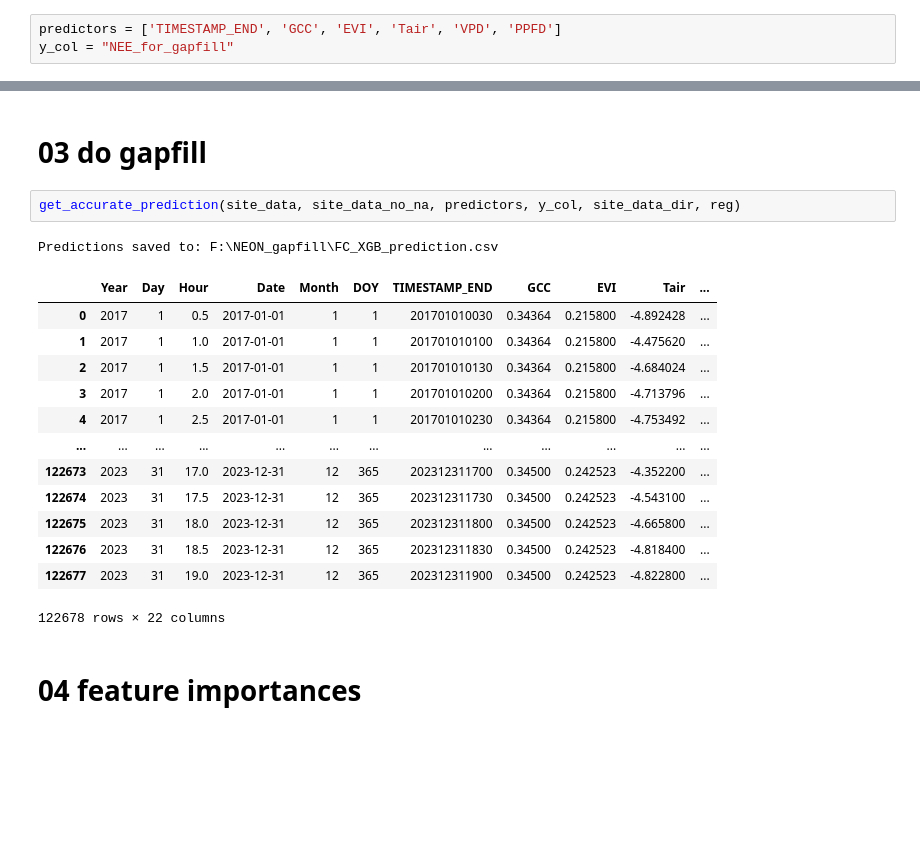
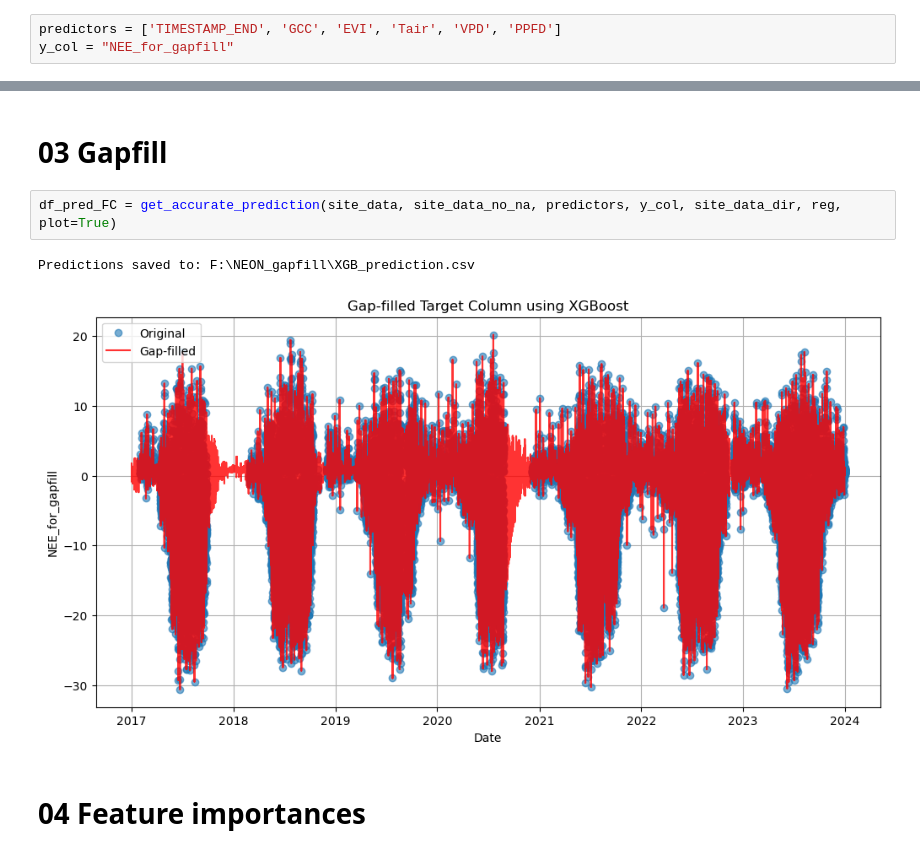
Before and after one commit to YujieLiu666/NEON_gapfill_test, a Jupyter notebook: workflow_XGB.ipynb, the cells around one changed output, grey strips where cells are left out. Saved outputs shown, nothing was run; the diff lists cells and outputs as text; blank space fills up the shorter version.

```diff
--- a/workflow_XGB.ipynb
+++ b/workflow_XGB.ipynb
@@ -87,23 +97,11 @@ Processing Fold 6...
 ... (9 outputs left out)
 # %% [markdown]
-# 03 do gapfill
+# 03 Gapfill
 # %%
-get_accurate_prediction(site_data, site_data_no_na, predictors, y_col, site_data_dir, reg)
+df_pred_FC = get_accurate_prediction(site_data, site_data_no_na, predictors, y_col, site_data_dir, reg, plot=True)
 # %% [output]
-Predictions saved to: F:\NEON_gapfill\FC_XGB_prediction.csv
+Predictions saved to: F:\NEON_gapfill\XGB_prediction.csv
-|  | Year | Day | Hour | Date | Month | DOY | TIMESTAMP_END | GCC | EVI | Tair | ... |
-| 0 | 2017 | 1 | 0.5 | 2017-01-01 | 1 | 1 | 201701010030 | 0.34364 | 0.215800 | -4.892428 | ... |
-| 1 | 2017 | 1 | 1.0 | 2017-01-01 | 1 | 1 | 201701010100 | 0.34364 | 0.215800 | -4.475620 | ... |
-| 2 | 2017 | 1 | 1.5 | 2017-01-01 | 1 | 1 | 201701010130 | 0.34364 | 0.215800 | -4.684024 | ... |
-| 3 | 2017 | 1 | 2.0 | 2017-01-01 | 1 | 1 | 201701010200 | 0.34364 | 0.215800 | -4.713796 | ... |
-| 4 | 2017 | 1 | 2.5 | 2017-01-01 | 1 | 1 | 201701010230 | 0.34364 | 0.215800 | -4.753492 | ... |
-| ... | ... | ... | ... | ... | ... | ... | ... | ... | ... | ... | ... |
-| 122673 | 2023 | 31 | 17.0 | 2023-12-31 | 12 | 365 | 202312311700 | 0.34500 | 0.242523 | -4.352200 | ... |
-| 122674 | 2023 | 31 | 17.5 | 2023-12-31 | 12 | 365 | 202312311730 | 0.34500 | 0.242523 | -4.543100 | ... |
-| 122675 | 2023 | 31 | 18.0 | 2023-12-31 | 12 | 365 | 202312311800 | 0.34500 | 0.242523 | -4.665800 | ... |
-| 122676 | 2023 | 31 | 18.5 | 2023-12-31 | 12 | 365 | 202312311830 | 0.34500 | 0.242523 | -4.818400 | ... |
-| 122677 | 2023 | 31 | 19.0 | 2023-12-31 | 12 | 365 | 202312311900 | 0.34500 | 0.242523 | -4.822800 | ... |
-122678 rows × 22 columns
+[figure, added]
 # %% [markdown]
-# 04 feature importances
+# 04 Feature importances
 # %%
```
Also changed, not shown: parts of 18 cells of this notebook, 30 other files.
